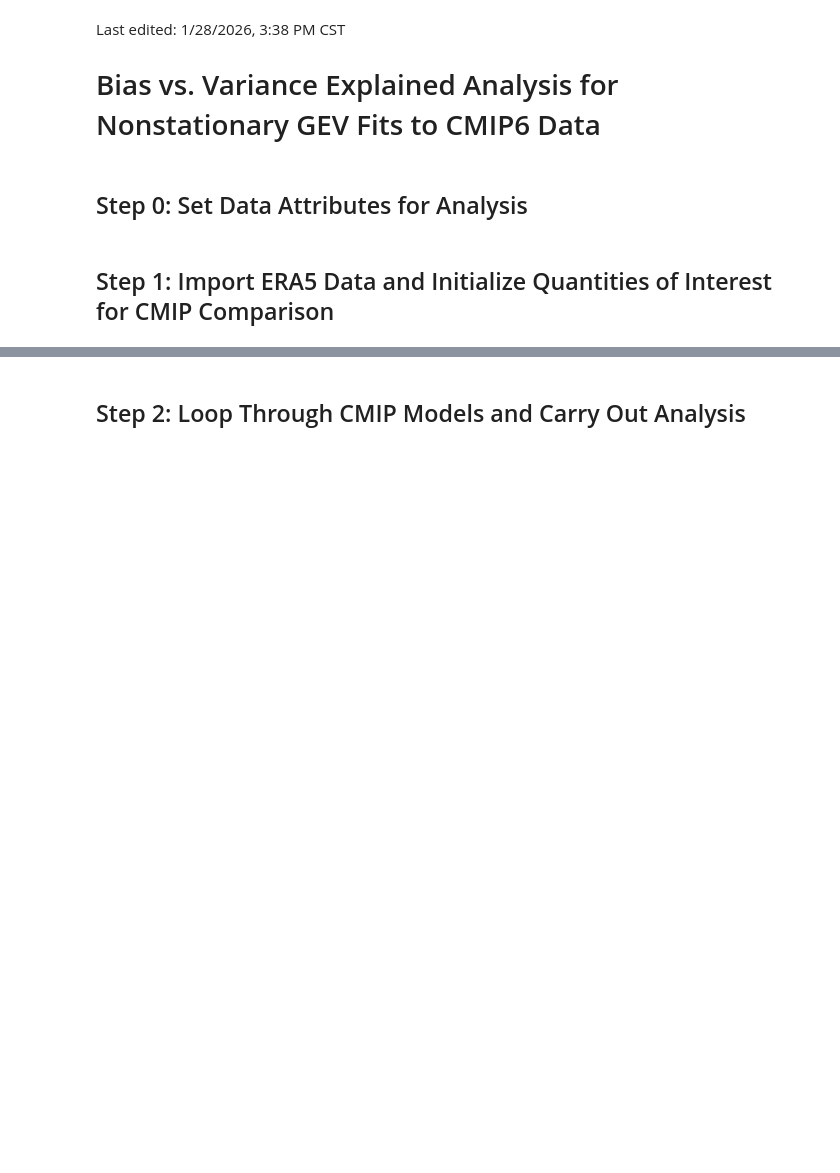
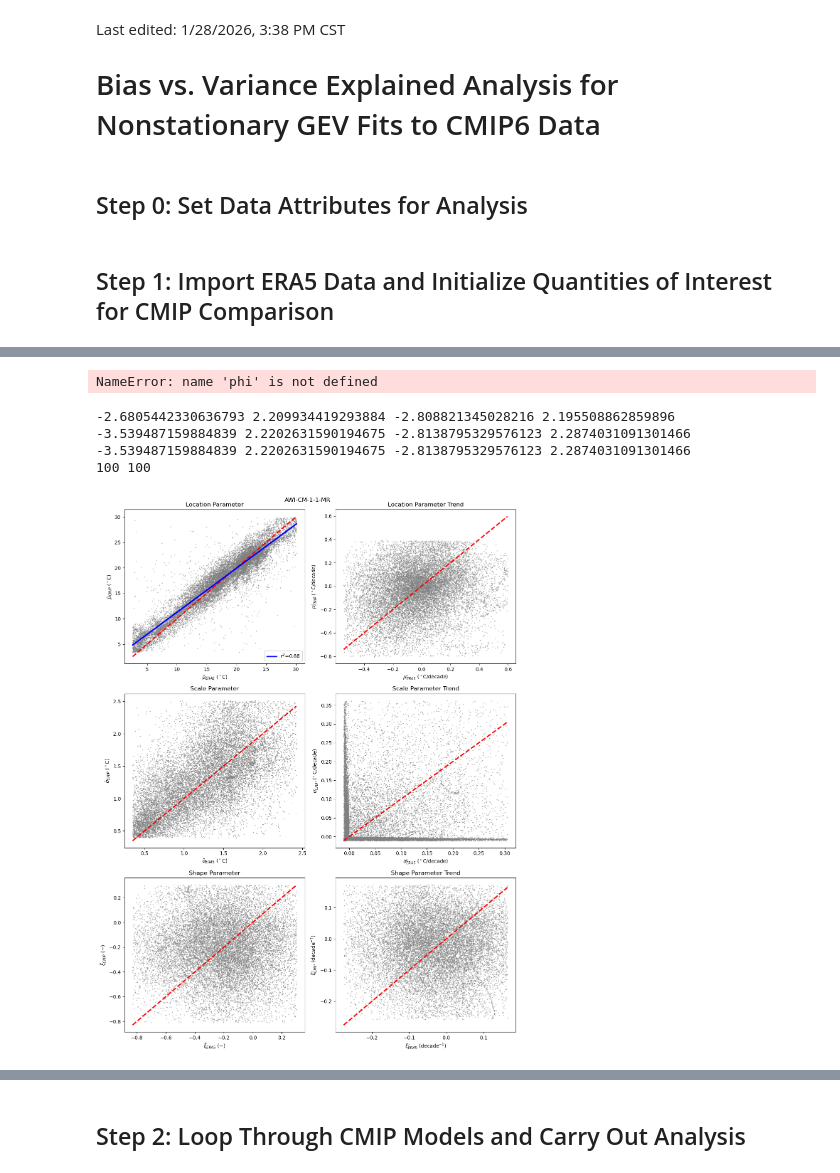
Before and after one commit to adam-bauer-34/gev-heat-waves, a Jupyter notebook: viz_cmip_bias_corr.ipynb, the cells around one changed output, grey strips where cells are left out. Cells and saved outputs as stored; diff of their text form; code cells hidden in the pictures; blank space fills up the shorter version.

Commit message:
feat(viz): complete cmip analysis workflow

```diff
--- a/viz_cmip_bias_corr.ipynb
+++ b/viz_cmip_bias_corr.ipynb
@@ -60,0 +134,11 @@ mean_abs_dev = np.zeros(N_active_models)  # average of the absolute deviation be
+# %%
+test_model = 'AWI-CM-1-1-MR'
+tmp_ds = xr.open_dataset(modelname_filepath_matcher[test_model])
+
+m_loc, m_loc_trend = tmp_ds[f'loc_{data_type}'].values.flatten(), tmp_ds[f'loc_t_{data_type}'].values.flatten() * PER_DECADE_CONVERSTION_FACTOR
+m_scale, m_scale_trend = tmp_ds[f'scale_{data_type}'].values.flatten(), tmp_ds[f'scale_t_{data_type}'].values.flatten() * PER_DECADE_CONVERSTION_FACTOR
+m_shape, m_shape_trend = tmp_ds[f'shape_{data_type}'].values.flatten(), tmp_ds[f'shape_t_{data_type}'].values.flatten() * PER_DECADE_CONVERSTION_FACTOR
+# %%
+np.nanpercentile(m_loc, [0.1, 0.5, 1, 5, 10, 90, 95, 99, phi, 99.9])
+# %% [output]
+NameError: name 'phi' is not defined
@@ -60,0 +163,29 @@ mean_abs_dev = np.zeros(N_active_models)  # average of the absolute deviation be
+# %%
+x = np.random.normal(0, 1, 100)
+y = np.random.normal(0, 1, 100)
+
+print(np.percentile(x, 1), np.percentile(x, 99), np.percentile(y, 1), np.percentile(y, 99))
+print(min(x), max(x), min(y), max(y))
+
+xn, yn = mutual_mask_perc(x, y, 0, 100)
+
+print(min(xn), max(xn), min(yn), max(yn))
+
+print(len(xn), len(yn))
+# %% [output]
+-2.6805442330636793 2.209934419293884 -2.808821345028216 2.195508862859896
+-3.539487159884839 2.2202631590194675 -2.8138795329576123 2.2874031091301466
+-3.539487159884839 2.2202631590194675 -2.8138795329576123 2.2874031091301466
+100 100
+# %%
+plo = 5
+phi = 95
+
+era5_loc_masked, m_loc_masked = mutual_mask_perc(era5_loc, m_loc, plo, phi)
+era5_loc_trend_masked, m_loc_trend_masked = mutual_mask_perc(era5_loc_trend, m_loc_trend, plo, phi)
+
+era5_scale_masked, m_scale_masked = mutual_mask_perc(era5_scale, m_scale, plo, phi)
+era5_scale_trend_masked, m_scale_trend_masked = mutual_mask_perc(era5_scale_trend, m_scale_trend, plo, phi)
+
+era5_shape_masked, m_shape_masked = mutual_mask_perc(era5_shape, m_shape, plo, phi)
+era5_shape_trend_masked, m_shape_trend_masked = mutual_mask_perc(era5_shape_trend, m_shape_trend, plo, phi)
@@ -60,0 +214,40 @@ mean_abs_dev = np.zeros(N_active_models)  # average of the absolute deviation be
+# %%
+fig, ax = plt.subplots(3, 2, figsize=(12, 16))
+
+titles = [r'Location Parameter', r'Location Parameter Trend',
+          r'Scale Parameter', r'Scale Parameter Trend',
+          r'Shape Parameter', r'Shape Parameter Trend']
+
+x_labels = [r'$\bar{\mu}_{ERA5}$ ($^\circ$C)', r"$\mu_{ERA5}'$ ($^\circ$C/decade)",
+              r'$\bar{\sigma}_{ERA5}$ ($^\circ$C)', r"$\sigma_{ERA5}'$ ($^\circ$C/decade)",
+              r'$\bar{\xi}_{ERA5}$ ($-$)', r"$\xi_{ERA5}'$ (decade$^{-1}$)"]
+
+y_labels = [r'$\bar{\mu}_{CMIP}$ ($^\circ$C)', r"$\mu_{CMIP}'$ ($^\circ$C/decade)",
+              r'$\bar{\sigma}_{CMIP}$ ($^\circ$C)', r"$\sigma_{CMIP}'$ ($^\circ$C/decade)",
+              r'$\bar{\xi}_{CMIP}$ ($-$)', r"$\xi_{CMIP}'$ (decade$^{-1}$)"]
+
+x_data = [era5_loc_masked, era5_loc_trend_masked,
+          era5_scale_masked, era5_scale_trend_masked,
+          era5_shape_masked, era5_shape_trend_masked]
+
+y_data = [m_loc_masked, m_loc_trend_masked,
+          m_scale_masked, m_scale_trend_masked,
+          m_shape_masked, m_shape_trend_masked]
+
+for (a, x, y, x_label, y_label, title) in zip(ax.flatten(), x_data, y_data, x_labels, y_labels, titles):
+    a.scatter(x, y, s=1, marker='.', c='grey')
+    a.plot(np.arange(min(x), max(x), (max(x) - min(x))/1000),
+           np.arange(min(x), max(x), (max(x) - min(x))/1000),
+           linewidth=2.5, linestyle='dashed', color='r')
+    a.set_title(title)
+    a.set_xlabel(x_label)
+    a.set_ylabel(y_label)
+
+ax[0, 0].plot(era5_loc_masked, m * era5_loc_masked + b, linestyle='solid', color='b', linewidth=2.5, label=f"r$^2$={r2:.2f}")
+ax[0, 0].legend()
+fig.suptitle(test_model)
+
+fig.tight_layout()
+plt.show()
+# %% [output]
+[figure, added]
```
Also changed, not shown: parts of 16 cells of this notebook.
